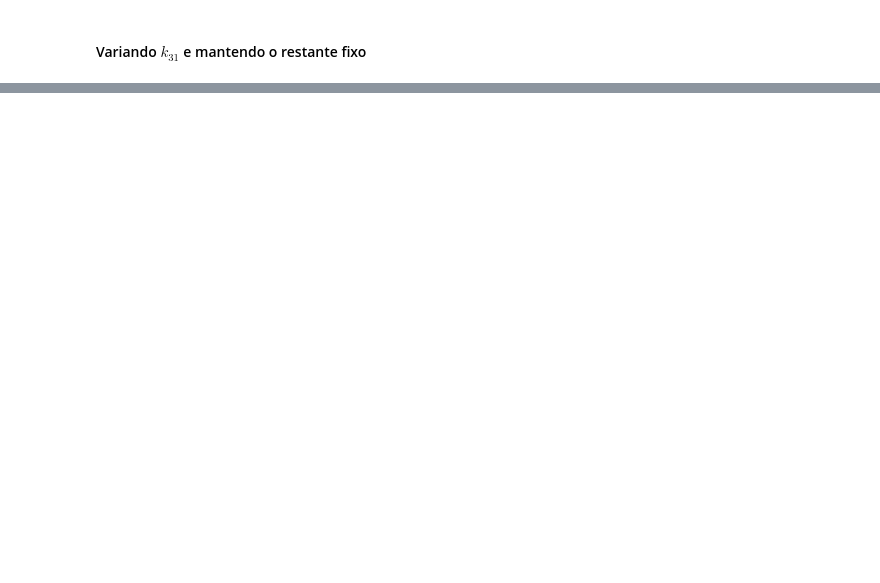
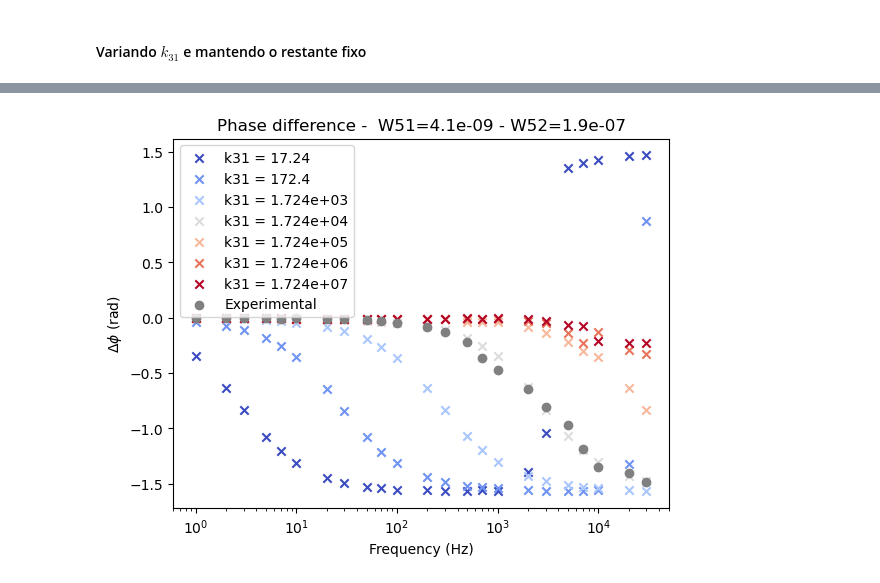
Before and after one commit to habakukc22/ode-system, a Jupyter notebook: ode-system-dimensionless-many-particles.ipynb, the cells around one changed output, grey strips where cells are left out. Cells and saved outputs as stored; diff of their text form; code cells hidden in the pictures; blank space fills up the shorter version.

```diff
--- a/ode-system-dimensionless-many-particles.ipynb
+++ b/ode-system-dimensionless-many-particles.ipynb
@@ -150,7 +150,7 @@ ww52 = 1.9970817793515877e-07 # chute inicial
 # Dados de meus experimentos
 #====================================================
 amplitude = 0.5
-offset = 0.8
+offset = 0.5
 #====================================================
 # %%
 # 3. Função para Extrair a Fase via FFT
@@ -366,6 +359,9 @@ for k_idx, k in enumerate(k21_altered):
 
     # pd_simulated = np.array(pd_simulated)
     simulation_list.append(np.array(pd_simulated))
+
+# Volto kp21 ao seu valor inicial
+kp21 = lambda f: k21/f
 # %% [output]
 ==================================================
 Processing... W51=4.1e-09 | W52=1.9e-07 | k21 = 0.01666
@@ -474,0 +493,18 @@ for k_idx, k in enumerate(k31_altered):
+# %%
+for idx, pd_simulated in enumerate(simulation_list):
+    # if idx != 4: continue
+    c_grad = cmap(norm(idx))
+
+    # print(f"idx = {idx} | k21 = {k21_altered[idx]} | norm(idx) = {norm(idx)} |c_grad = {c_grad}")
+    plt.scatter(pd_simulated[:,0], np.unwrap(pd_simulated[:,1]), label=f"k31 = {k31_altered[idx]:.4}", color=c_grad, marker="x")
+
+
+plt.scatter(pd[:num_points,0], pd[:num_points,1], color="gray", label="Experimental")
+plt.title("Phase difference - " + f" W51={ww51:.2} - W52={ww52:.2}")
+plt.ylabel("$\Delta \phi$ (rad)")
+plt.xlabel("Frequency (Hz)")
+plt.xscale("log")
+plt.legend(loc="best")
+plt.show()
+# %% [output]
+[figure, added]
```
Also changed, not shown: parts of 5 cells of this notebook, 1 other file.
